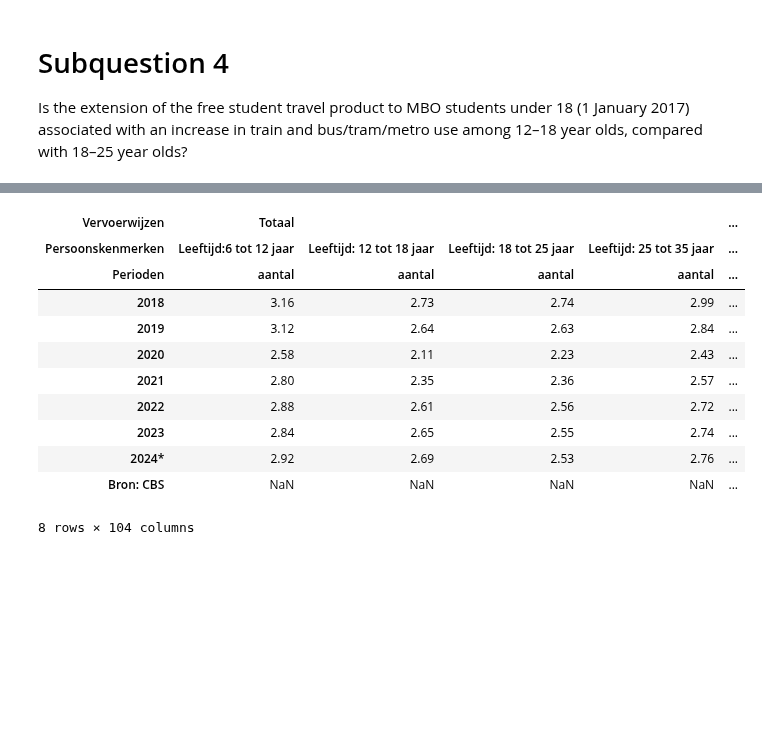
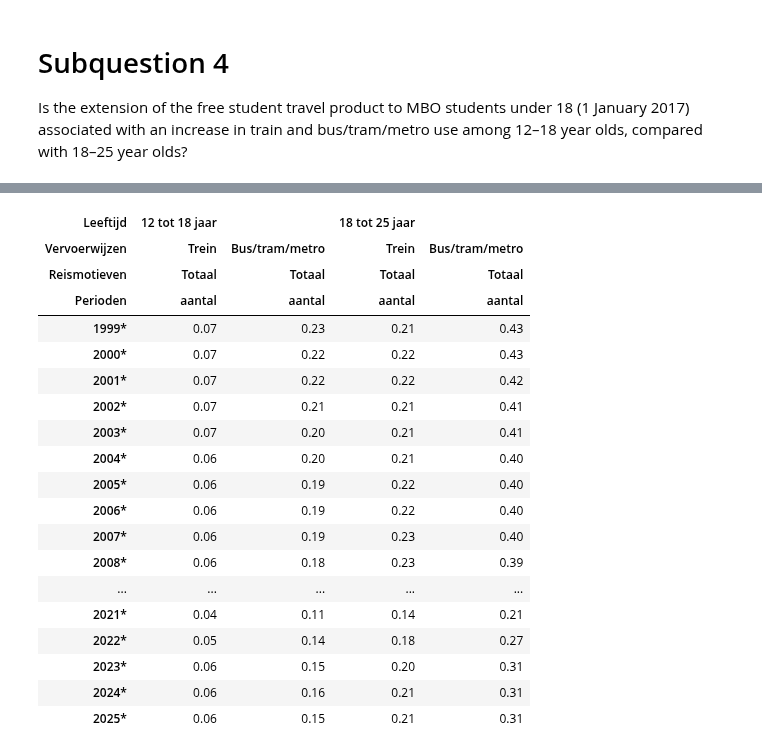
Before and after one commit to Meddevandeplas/TIL6022-group-6, a Jupyter notebook: Code/Subquestion4.ipynb, the cells around one changed output, grey strips where cells are left out. Cells and saved outputs as stored; diff of their text form; code cells hidden in the pictures; blank space fills up the shorter version.

```diff
--- a/Code/Subquestion4.ipynb
+++ b/Code/Subquestion4.ipynb
@@ -10,12 +10,11 @@ import plotly.express as px
 import plotly.io as pio
 import numpy as np
 import nbformat
+idx = pd.IndexSlice
 # %%
 # Loading the data sets
-
-path1 = '../Data_age_research/1_Mobility_trends_by_trip_(84755NED).csv'
+path2 = '../Data_age_research/2_Mobility_per_person_by_transport_mode_and_purpose_(84710NED).csv'
 path4 = '../Data_age_research/4_Mobility_per_person_by_personal_characteristics_(84709NED).csv'
 
-data_set1 = pd.read_csv(path1, sep=";", decimal=',', skiprows=4, header=[0, 1, 2, 3, 4], index_col=0, skipfooter=1, na_values=['.', ''])
-
-data_set4 = pd.read_csv(path4, sep=';', decimal=',', skiprows=7, header=[0, 1, 2], index_col=0, na_values=['.', ''])
+data_set2 = pd.read_csv(path2, sep=";", decimal=',', skiprows=5, header=[0, 1, 2, 3], index_col=0, skipfooter=1, na_values=['.', ''], engine='python')
+data_set4 = pd.read_csv(path4, sep=';', decimal=',', skiprows=7, header=[0, 1, 2], index_col=0, na_values=['.', ''], engine='python')
@@ -43,16 +21,30 @@ display(data_set1)
 # %%
-display(data_set4)
+# display(data_set2)
+
+agegroups = ['12 tot 18 jaar', '18 tot 25 jaar']
+transportmode = ['Trein', 'Bus/tram/metro']
+
+data2_filtered = data_set2.loc[:, idx[agegroups, transportmode, 'Totaal', :]]
+display(data2_filtered)
 # %% [output]
-| Vervoerwijzen | Totaal |  |  |  | ... |
-| Persoonskenmerken | Leeftijd:6 tot 12 jaar | Leeftijd: 12 tot 18 jaar | Leeftijd: 18 tot 25 jaar | Leeftijd: 25 tot 35 jaar | ... |
-| Perioden | aantal | aantal | aantal | aantal | ... |
-| 2018 | 3.16 | 2.73 | 2.74 | 2.99 | ... |
-| 2019 | 3.12 | 2.64 | 2.63 | 2.84 | ... |
-| 2020 | 2.58 | 2.11 | 2.23 | 2.43 | ... |
-| 2021 | 2.80 | 2.35 | 2.36 | 2.57 | ... |
-| 2022 | 2.88 | 2.61 | 2.56 | 2.72 | ... |
-| 2023 | 2.84 | 2.65 | 2.55 | 2.74 | ... |
-| 2024* | 2.92 | 2.69 | 2.53 | 2.76 | ... |
-| Bron: CBS | NaN | NaN | NaN | NaN | ... |
+| Leeftijd | 12 tot 18 jaar |  | 18 tot 25 jaar |  |
+| Vervoerwijzen | Trein | Bus/tram/metro | Trein | Bus/tram/metro |
+| Reismotieven | Totaal | Totaal | Totaal | Totaal |
+| Perioden | aantal | aantal | aantal | aantal |
+| 1999* | 0.07 | 0.23 | 0.21 | 0.43 |
+| 2000* | 0.07 | 0.22 | 0.22 | 0.43 |
+| 2001* | 0.07 | 0.22 | 0.22 | 0.42 |
+| 2002* | 0.07 | 0.21 | 0.21 | 0.41 |
+| 2003* | 0.07 | 0.20 | 0.21 | 0.41 |
+| 2004* | 0.06 | 0.20 | 0.21 | 0.40 |
+| 2005* | 0.06 | 0.19 | 0.22 | 0.40 |
+| 2006* | 0.06 | 0.19 | 0.22 | 0.40 |
+| 2007* | 0.06 | 0.19 | 0.23 | 0.40 |
+| 2008* | 0.06 | 0.18 | 0.23 | 0.39 |
+| ... | ... | ... | ... | ... |
+| 2021* | 0.04 | 0.11 | 0.14 | 0.21 |
+| 2022* | 0.05 | 0.14 | 0.18 | 0.27 |
+| 2023* | 0.06 | 0.15 | 0.20 | 0.31 |
+| 2024* | 0.06 | 0.16 | 0.21 | 0.31 |
+| 2025* | 0.06 | 0.15 | 0.21 | 0.31 |
-8 rows × 104 columns
 # %%
```
Also changed, not shown: parts of 2 cells of this notebook.
